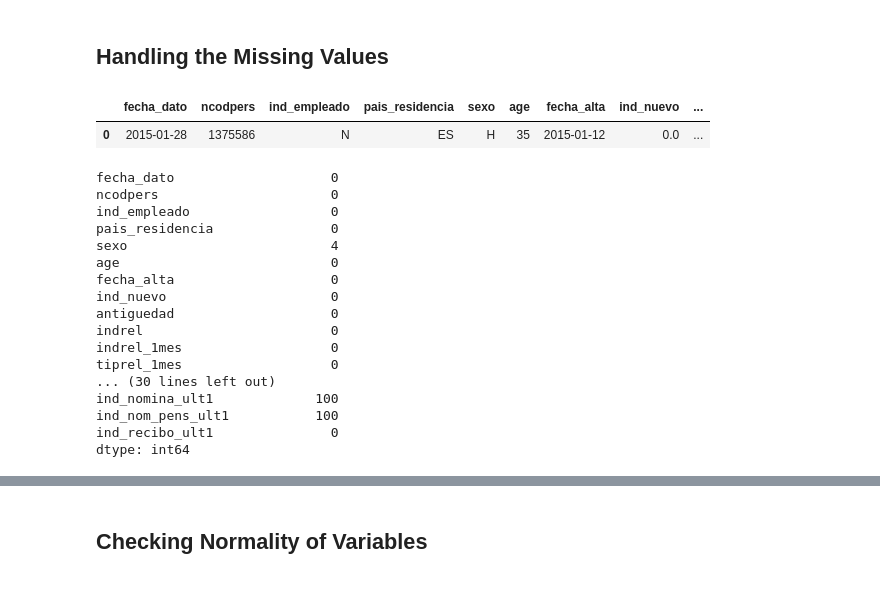
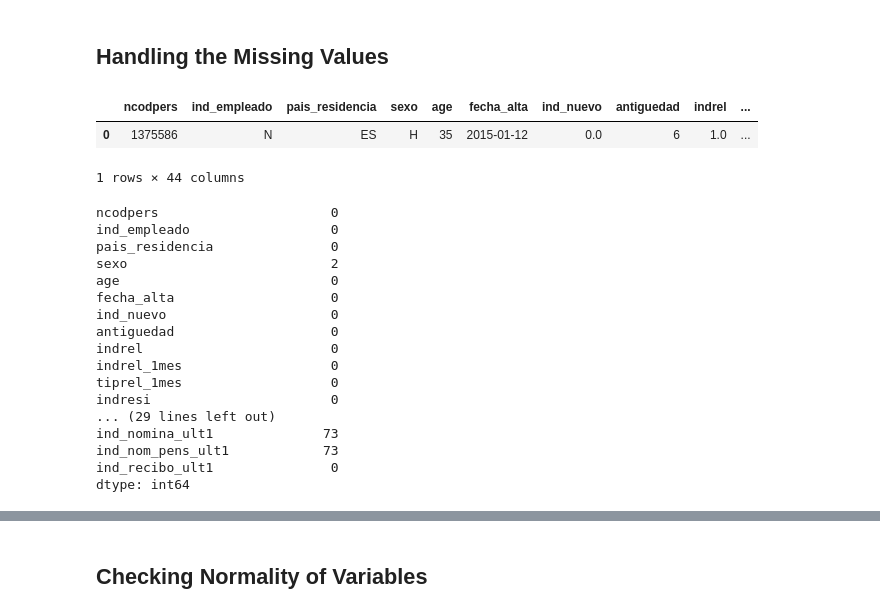
Before and after one commit to shelovescode000/CustomerSegmentationProject, a Jupyter notebook: Customer Segmentation.ipynb, the cells around one changed output, grey strips where cells are left out. Saved outputs shown, nothing was run; the diff lists cells and outputs as text; code cells hidden in the pictures.

```diff
--- a/Customer Segmentation.ipynb
+++ b/Customer Segmentation.ipynb
@@ -97,0 +102,5 @@ data.head(2)
+# %%
+#Drop the fecha_dato column because it was used for partition of the data
+data.drop(['fecha_dato'],axis=1,inplace=True)
+# Printing the data after removing 'fecha_dato' column
+data.head(2)
@@ -293,0 +181,3 @@ data.duplicated().sum()
+# %%
+#drop all duplicates
+newdata = data.drop_duplicates(subset=['ncodpers','age','sexo','nomprov','renta','fecha_alta'],keep = 'last').reset_index(drop = True)
@@ -297,24 +208,24 @@ data.duplicated().sum()
 ## Handling the  Missing Values
 # %%
 #drop all variables that have more than 80% of the data missing (conyuemp,ult_fec_cli_1t)
-data.drop(['conyuemp'],axis=1,inplace=True)
-data.drop(['ult_fec_cli_1t'],axis=1,inplace=True)
-data.head(1)
+newdata.drop(['conyuemp'],axis=1,inplace=True)
+newdata.drop(['ult_fec_cli_1t'],axis=1,inplace=True)
+newdata.head(1)
 # %% [output]
-|  | fecha_dato | ncodpers | ind_empleado | pais_residencia | sexo | age | fecha_alta | ind_nuevo | ... |
-| 0 | 2015-01-28 | 1375586 | N | ES | H | 35 | 2015-01-12 | 0.0 | ... |
+|  | ncodpers | ind_empleado | pais_residencia | sexo | age | fecha_alta | ind_nuevo | antiguedad | indrel | ... |
+| 0 | 1375586 | N | ES | H | 35 | 2015-01-12 | 0.0 | 6 | 1.0 | ... |
+1 rows × 44 columns
 # %%
 #remove all rows with no age
-data['age'].replace({" NA":""},inplace=True)
-data['age'] = pd.to_numeric(data['age'])
-data.dropna(subset = ['age'],inplace = True)
-data.isnull().sum()
+newdata['age'].replace({" NA":""},inplace=True)
+newdata['age'] = pd.to_numeric(newdata['age'])
+newdata.dropna(subset = ['age'],inplace = True)
+newdata.isnull().sum()
 # %% [output]
-fecha_dato                    0
 ncodpers                      0
 ind_empleado                  0
 pais_residencia               0
-sexo                          4
+sexo                          2
 age                           0
 fecha_alta                    0
 ind_nuevo                     0
@@ -322,9 +233,10 @@ antiguedad                    0
 indrel                        0
 indrel_1mes                   0
 tiprel_1mes                   0
-... (30 lines left out)
-ind_nomina_ult1             100
-ind_nom_pens_ult1           100
+indresi                       0
+... (29 lines left out)
+ind_nomina_ult1              73
+ind_nom_pens_ult1            73
 ind_recibo_ult1               0
 dtype: int64
 # %%
```
Also changed, not shown: parts of 53 cells of this notebook.
